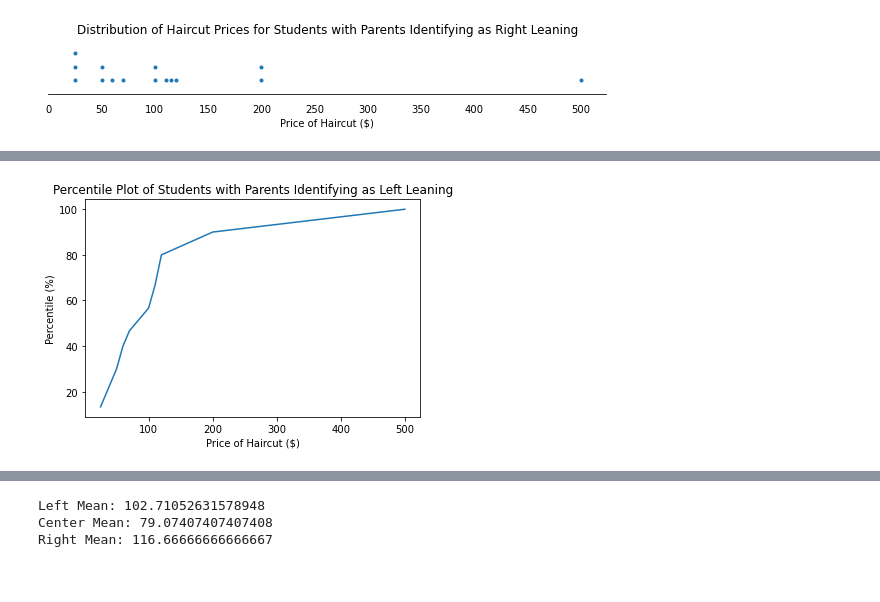
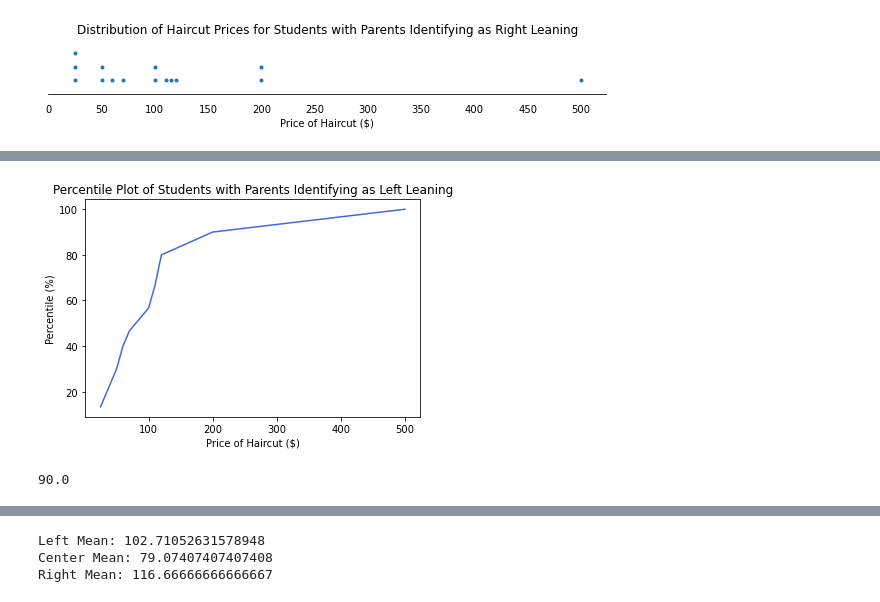
Before and after one commit to Veeeeeee7/AP-Stats, a Jupyter notebook: Quarter 1 Stats.ipynb, the cells around one changed output, grey strips where cells are left out. Cells and saved outputs as stored; diff of their text form; code cells hidden in the pictures.

```diff
--- a/Quarter 1 Stats.ipynb
+++ b/Quarter 1 Stats.ipynb
@@ -146,18 +148,20 @@ box_plot([left, center, right], "Box Plots for the Distributions of Haircut Pric
 # %%
 def percentile_plot(dataset, title):
     dataset = np.sort(dataset)
     percentiles = np.array([])
     data_points = np.array([])
     for data in dataset:
         percentiles = np.append(percentiles, stats.percentileofscore(dataset, data))
         data_points = np.append(data_points, data)
 
     plt.ylabel("Percentile (%)")
     plt.xlabel("Price of Haircut ($)")
     plt.title(title)
-    plt.plot(data_points, percentiles)
+    plt.plot(data_points, percentiles, color='royalblue')
     plt.show()
 
 percentile_plot(right, "Percentile Plot of Students with Parents Identifying as Left Leaning")
+print(stats.percentileofscore(right, 200))
 # %% [output]
-[figure, old version]
+[figure, new version]
+90.0
```
Also changed, not shown: parts of 4 cells of this notebook.
